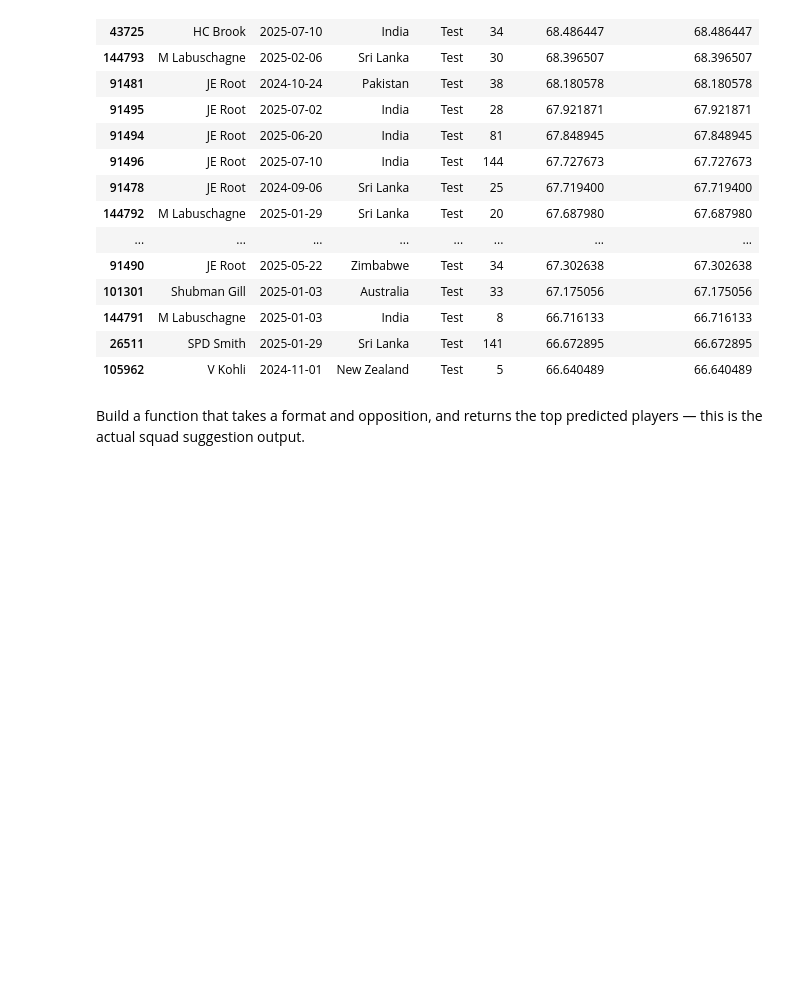
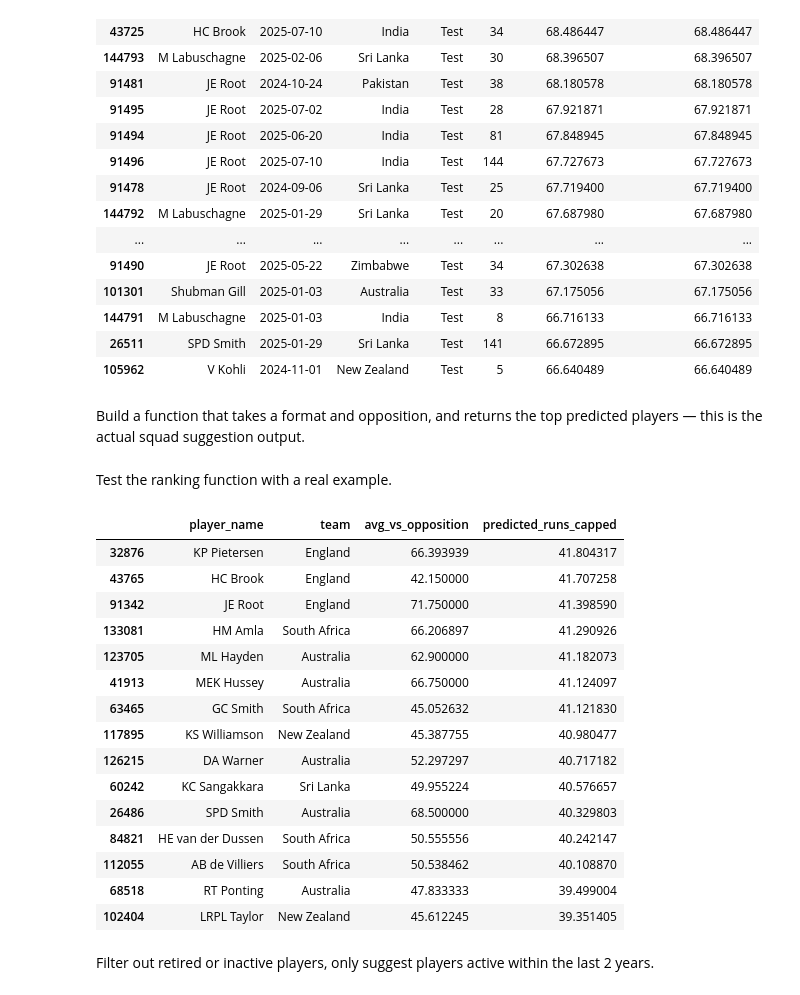
Before and after one commit to abdullahminhas/cric-squad-selector, a Jupyter notebook: cric_squad_selector_data.ipynb, the cells around one changed output. Cells and saved outputs as stored; diff of their text form; code cells hidden in the pictures; blank space fills up the shorter version.

```diff
--- a/cric_squad_selector_data.ipynb
+++ b/cric_squad_selector_data.ipynb
@@ -1285,7 +1285,15 @@ Final tuned ensemble -> MAE: 13.280201430225574  R²: 0.2298449529083566
 Build a function that takes a format and opposition, and returns the top predicted players — this is the actual squad suggestion output.
 # %%
 def suggest_squad(format_filter, opposition_filter, top_n=15):
-    latest_snapshot = df.sort_values("date").groupby("player_id").tail(1).copy()
+    # only consider players who have actually faced this opposition before, in this format
+    relevant_matches = df[(df["format"] == format_filter) & (df["opposition"] == opposition_filter)]
+
+    # take each player's most recent match specifically against this opposition
+    latest_snapshot = relevant_matches.sort_values("date").groupby("player_id").tail(1).copy()
+
+    if latest_snapshot.empty:
+        print(f"No historical matches found for format={format_filter}, opposition={opposition_filter}")
+        return pd.DataFrame()
 
     latest_snapshot_encoded = pd.get_dummies(latest_snapshot, columns=["team", "opposition", "format"], drop_first=True)
 
@@ -1303,8 +1311,29 @@ def suggest_squad(format_filter, opposition_filter, top_n=15):
     cap = format_caps.get(format_filter, 150)
     latest_snapshot["predicted_runs_capped"] = latest_snapshot["predicted_runs"].clip(upper=cap)
 
-    result = latest_snapshot[
-        (latest_snapshot["format"] == format_filter)
-    ][["player_name", "team", "career_batting_avg", "predicted_runs_capped"]]
+    result = latest_snapshot[["player_name", "team", "avg_vs_opposition", "predicted_runs_capped"]]
 
     return result.sort_values("predicted_runs_capped", ascending=False).head(top_n)
+# %% [markdown]
+Test the ranking function with a real example.
+# %%
+suggest_squad(format_filter="T20", opposition_filter="India", top_n=15)
+# %% [output]
+|  | player_name | team | avg_vs_opposition | predicted_runs_capped |
+| 32876 | KP Pietersen | England | 66.393939 | 41.804317 |
+| 43765 | HC Brook | England | 42.150000 | 41.707258 |
+| 91342 | JE Root | England | 71.750000 | 41.398590 |
+| 133081 | HM Amla | South Africa | 66.206897 | 41.290926 |
+| 123705 | ML Hayden | Australia | 62.900000 | 41.182073 |
+| 41913 | MEK Hussey | Australia | 66.750000 | 41.124097 |
+| 63465 | GC Smith | South Africa | 45.052632 | 41.121830 |
+| 117895 | KS Williamson | New Zealand | 45.387755 | 40.980477 |
+| 126215 | DA Warner | Australia | 52.297297 | 40.717182 |
+| 60242 | KC Sangakkara | Sri Lanka | 49.955224 | 40.576657 |
+| 26486 | SPD Smith | Australia | 68.500000 | 40.329803 |
+| 84821 | HE van der Dussen | South Africa | 50.555556 | 40.242147 |
+| 112055 | AB de Villiers | South Africa | 50.538462 | 40.108870 |
+| 68518 | RT Ponting | Australia | 47.833333 | 39.499004 |
+| 102404 | LRPL Taylor | New Zealand | 45.612245 | 39.351405 |
+# %% [markdown]
+Filter out retired or inactive players, only suggest players active within the last 2 years.
```
Also changed, not shown: parts of 2 cells of this notebook.
